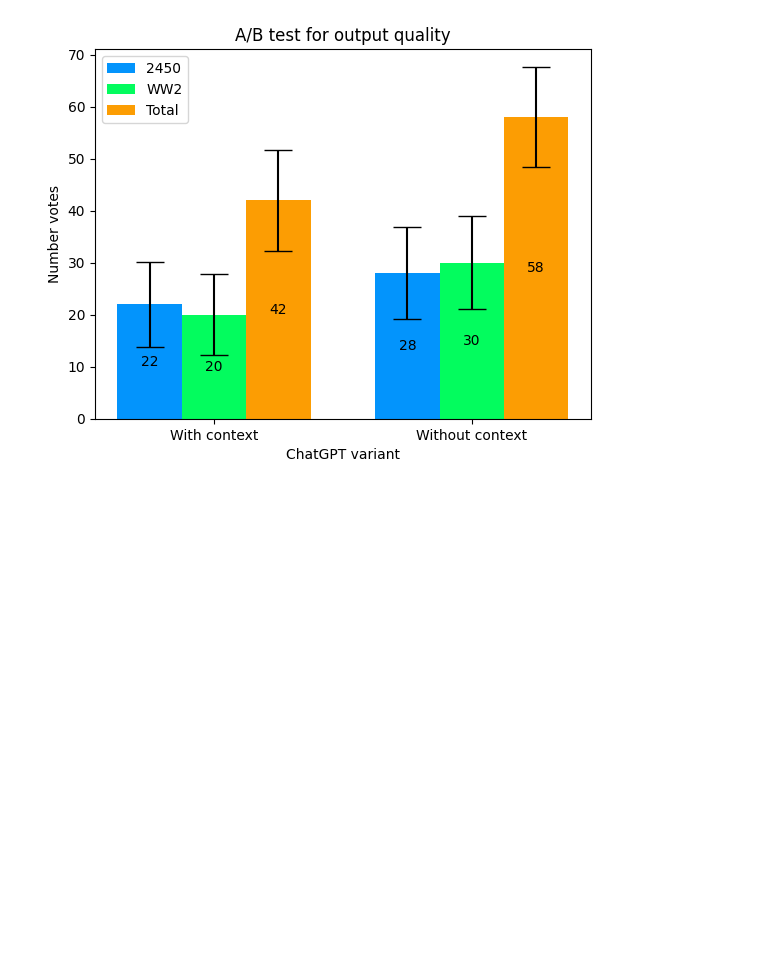
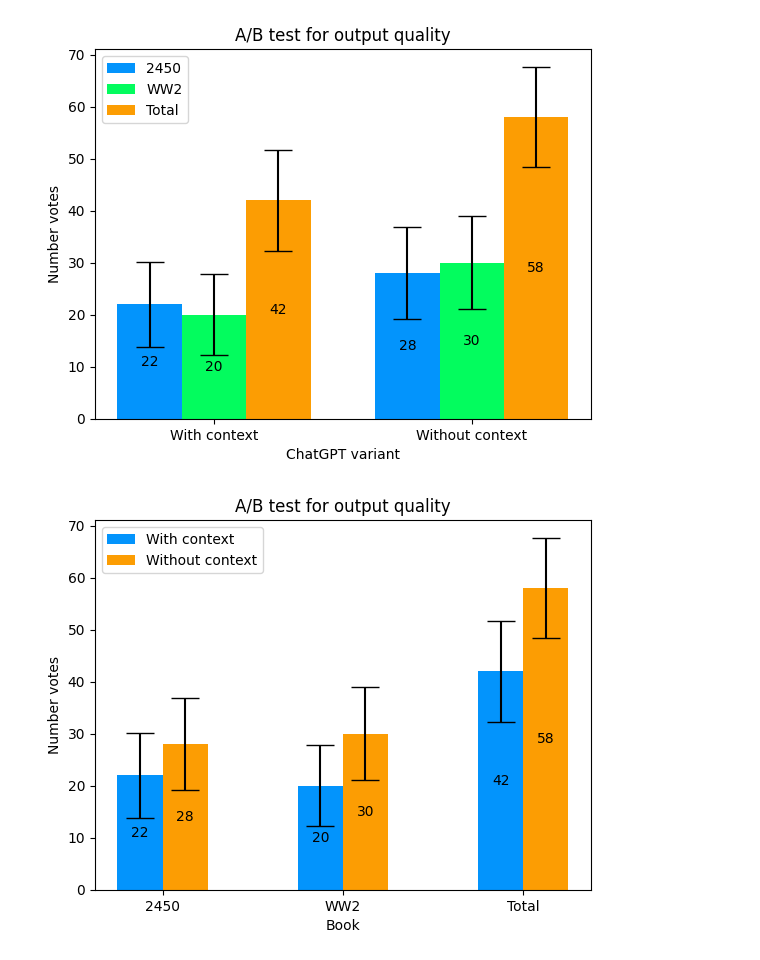
Before and after one commit to holmesec/Learning-with-ChatGPT-web-demo, a Jupyter notebook: dev/Statistics/AB-statistics.ipynb, the cells around one changed output. Cells and saved outputs as stored; diff of their text form; code cells hidden in the pictures; blank space fills up the shorter version.

Commit message:
New AB test graph
Changed the layout of the graph for A/B-test for ChatGPT with and without contexts across the two books and total

```diff
--- a/dev/Statistics/AB-statistics.ipynb
+++ b/dev/Statistics/AB-statistics.ipynb
@@ -63,3 +63,34 @@ plt.savefig('ab-test.png')
 plt.show()
 # %% [output]
 [figure]
+# %%
+# Output A/B-test
+models = ['With context', 'Without context']
+names = ['2450', 'WW2', 'Total']
+w_ctx = [22, 20, 22+20]
+wo_ctx = [28, 30, 28+30]
+colors = ['#0394fc', '#fc9d03']
+
+N = len(names)
+x = np.arange(N)
+width = 0.25
+multiplier = 0
+
+fig, ax = plt.subplots()
+
+for model, data in zip(models, [w_ctx, wo_ctx]):
+    offset = width * multiplier
+    bar = ax.bar(x + offset, data, width, label=model, color=colors[multiplier])
+    plt.errorbar(x + offset, data, yerr=[1.96 * np.sqrt(x * (1-x) / 100) * 100 for x in np.array(data)/100], fmt=" ", ecolor='black', capsize=10)
+    ax.bar_label(bar, label_type='center')
+    multiplier += 1
+
+plt.title('A/B test for output quality')
+plt.ylabel('Number votes')
+plt.xlabel('Book')
+plt.xticks(x + width/2, names)
+plt.legend(loc='best')
+plt.savefig('ab-test.png')
+plt.show()
+# %% [output]
+[figure, added]
```
Also changed, not shown: parts of 1 cell of this notebook, 1 other file.
